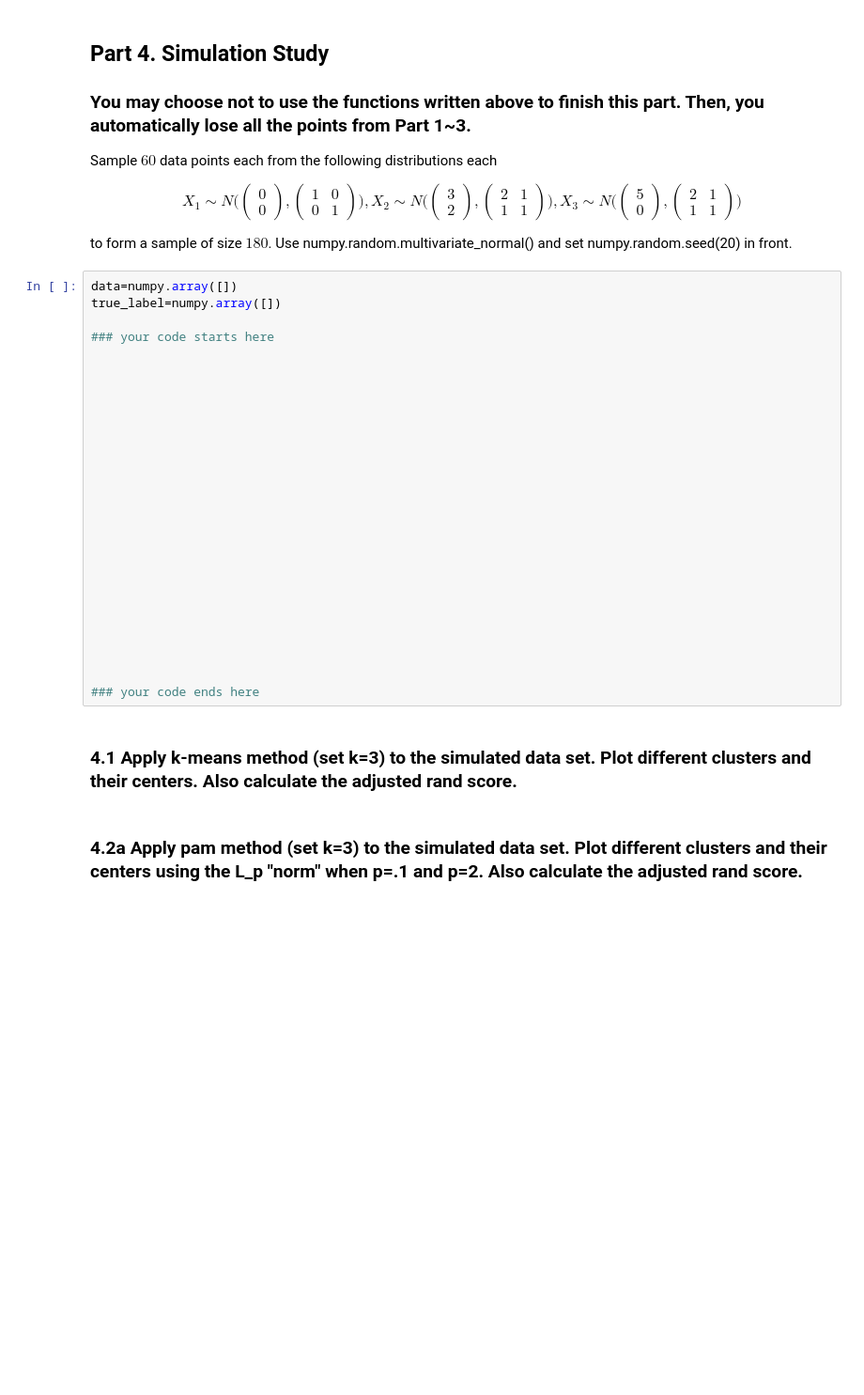
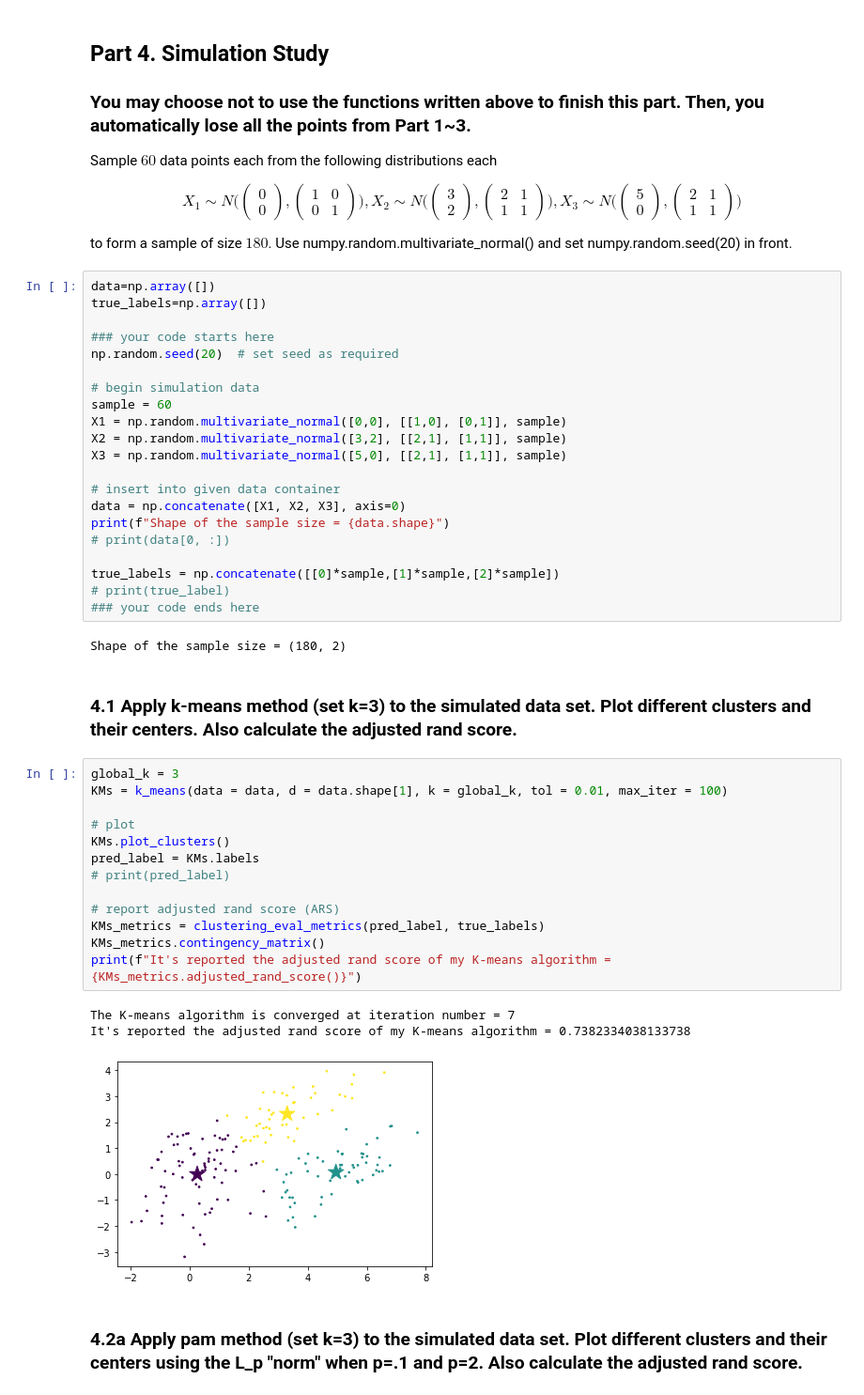
Before and after one commit to Chenghan-Sun/Unsupervised-Learning, a Jupyter notebook: Project-2/CS_STA_142B_Project_2.ipynb, the cells around one changed output. Shown at 94% size. Drawn from its saved outputs; the diff is of its cells as text; blank space fills up the shorter version.

Commit message:
finished K-Means part

```diff
--- a/Project-2/CS_STA_142B_Project_2.ipynb
+++ b/Project-2/CS_STA_142B_Project_2.ipynb
@@ -328,34 +344,48 @@ $$ X_1\sim N\bigg(\begin{pmatrix}
 1 & 1 \end{pmatrix}\bigg) $$
 
 to form a sample of size $180$.  Use numpy.random.multivariate_normal() and set numpy.random.seed(20) in front.
-# %%
-data=numpy.array([])
-true_label=numpy.array([])
-
-### your code starts here
-
-
-
-
-
-
-
-
-
-
-
-
-
-
-
-
-
-
-
-
-### your code ends here
+# %%
+data=np.array([])
+true_labels=np.array([])
+
+### your code starts here
+np.random.seed(20)  # set seed as required
+
+# begin simulation data
+sample = 60
+X1 = np.random.multivariate_normal([0,0], [[1,0], [0,1]], sample)
+X2 = np.random.multivariate_normal([3,2], [[2,1], [1,1]], sample)
+X3 = np.random.multivariate_normal([5,0], [[2,1], [1,1]], sample)
+
+# insert into given data container
+data = np.concatenate([X1, X2, X3], axis=0)
+print(f"Shape of the sample size = {data.shape}")
+# print(data[0, :])
+
+true_labels = np.concatenate([[0]*sample,[1]*sample,[2]*sample])
+# print(true_label)
+### your code ends here
+# %% [output]
+Shape of the sample size = (180, 2)
 # %% [markdown]
 ### 4.1 Apply k-means method (set k=3) to the simulated data set. Plot different clusters and their centers. Also calculate the adjusted rand score.
+# %%
+global_k = 3
+KMs = k_means(data = data, d = data.shape[1], k = global_k, tol = 0.01, max_iter = 100)
+
+# plot
+KMs.plot_clusters()
+pred_label = KMs.labels
+# print(pred_label)
+
+# report adjusted rand score (ARS)
+KMs_metrics = clustering_eval_metrics(pred_label, true_labels)
+KMs_metrics.contingency_matrix()
+print(f"It's reported the adjusted rand score of my K-means algorithm = {KMs_metrics.adjusted_rand_score()}")
+# %% [output]
+The K-means algorithm is converged at iteration number = 7
+It's reported the adjusted rand score of my K-means algorithm = 0.7382334038133738
+[figure, added]
 # %% [markdown]
 ### 4.2a Apply pam method (set k=3) to the simulated data set. Plot different clusters and their centers using the L_p "norm" when p=.1 and p=2. Also calculate the adjusted rand score.
 # %% [markdown]
```
Also changed, not shown: parts of 7 cells of this notebook.
